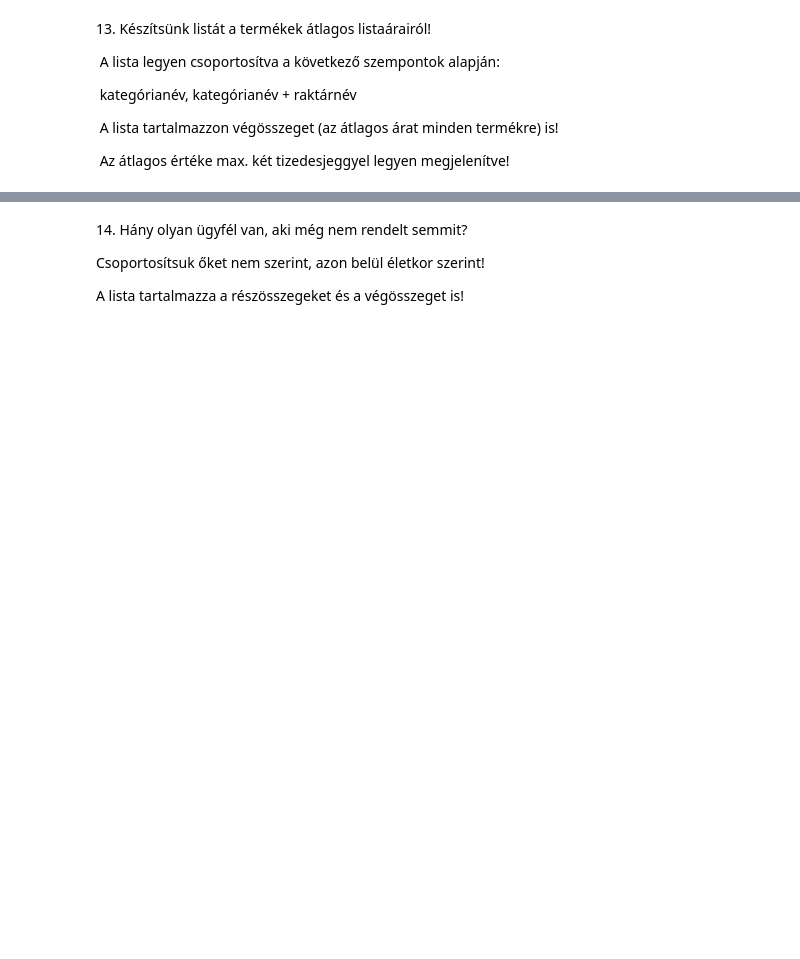
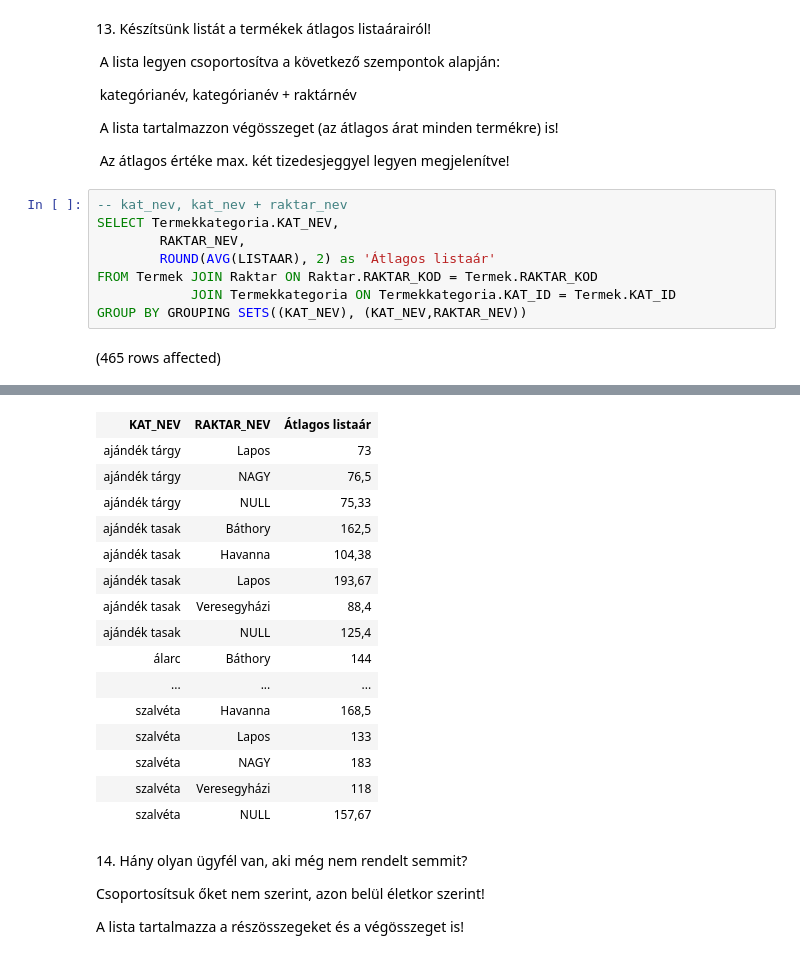
Before and after one commit to ngyrami/azuredatastudio, a Jupyter notebook: gyak01.ipynb, the cells around one changed output, grey strips where cells are left out. Drawn from its saved outputs; the diff is of its cells as text; blank space fills up the shorter version.

```diff
--- a/gyak01.ipynb
+++ b/gyak01.ipynb
@@ -284,3 +359,13 @@ A listát szűrjük úgy, hogy az csak a részösszeg sorokat és a végösszege
  A lista tartalmazzon végösszeget (az átlagos árat minden termékre) is!
 
  Az átlagos értéke max. két tizedesjeggyel legyen megjelenítve!
+# %%
+-- kat_nev, kat_nev + raktar_nev
+SELECT Termekkategoria.KAT_NEV,
+        RAKTAR_NEV,
+        ROUND(AVG(LISTAAR), 2) as 'Átlagos listaár'
+FROM Termek JOIN Raktar ON Raktar.RAKTAR_KOD = Termek.RAKTAR_KOD
+            JOIN Termekkategoria ON Termekkategoria.KAT_ID = Termek.KAT_ID
+GROUP BY GROUPING SETS((KAT_NEV), (KAT_NEV,RAKTAR_NEV))
+# %% [output]
+(465 rows affected)
@@ -287,3 +373,19 @@ A listát szűrjük úgy, hogy az csak a részösszeg sorokat és a végösszege
+| KAT_NEV | RAKTAR_NEV | Átlagos listaár |
+| ajándék tárgy | Lapos | 73 |
+| ajándék tárgy | NAGY | 76,5 |
+| ajándék tárgy | NULL | 75,33 |
+| ajándék tasak | Báthory | 162,5 |
+| ajándék tasak | Havanna | 104,38 |
+| ajándék tasak | Lapos | 193,67 |
+| ajándék tasak | Veresegyházi | 88,4 |
+| ajándék tasak | NULL | 125,4 |
+| álarc | Báthory | 144 |
+| ... | ... | ... |
+| szalvéta | Havanna | 168,5 |
+| szalvéta | Lapos | 133 |
+| szalvéta | NAGY | 183 |
+| szalvéta | Veresegyházi | 118 |
+| szalvéta | NULL | 157,67 |
 # %% [markdown]
 14\. Hány olyan ügyfél van, aki még nem rendelt semmit?
 
```
Also changed, not shown: parts of 7 cells of this notebook.
